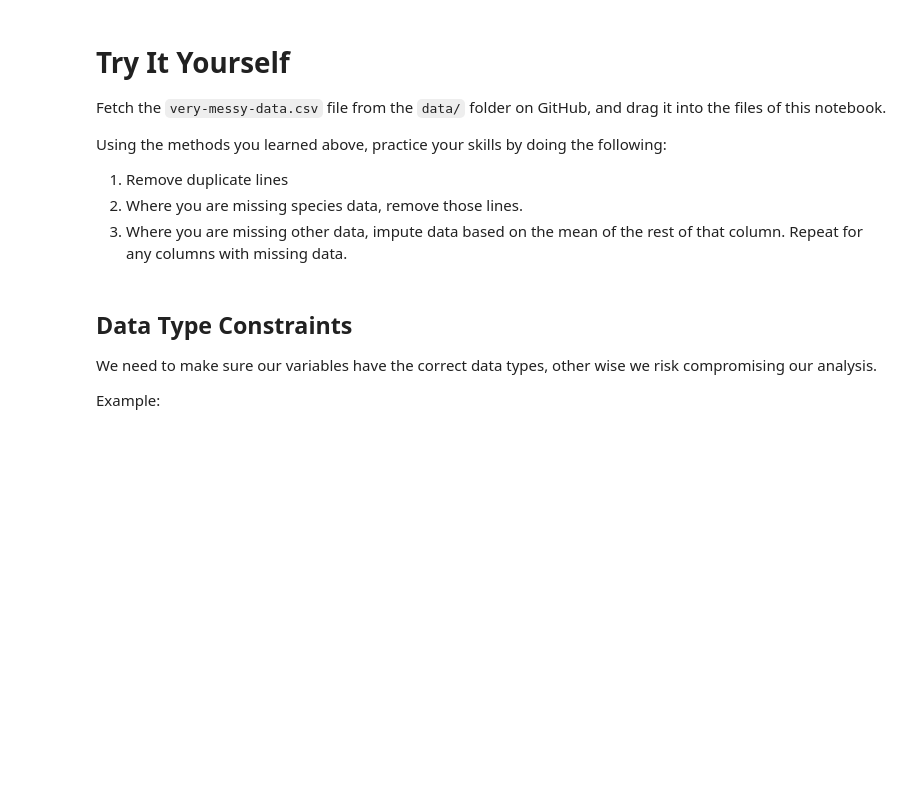
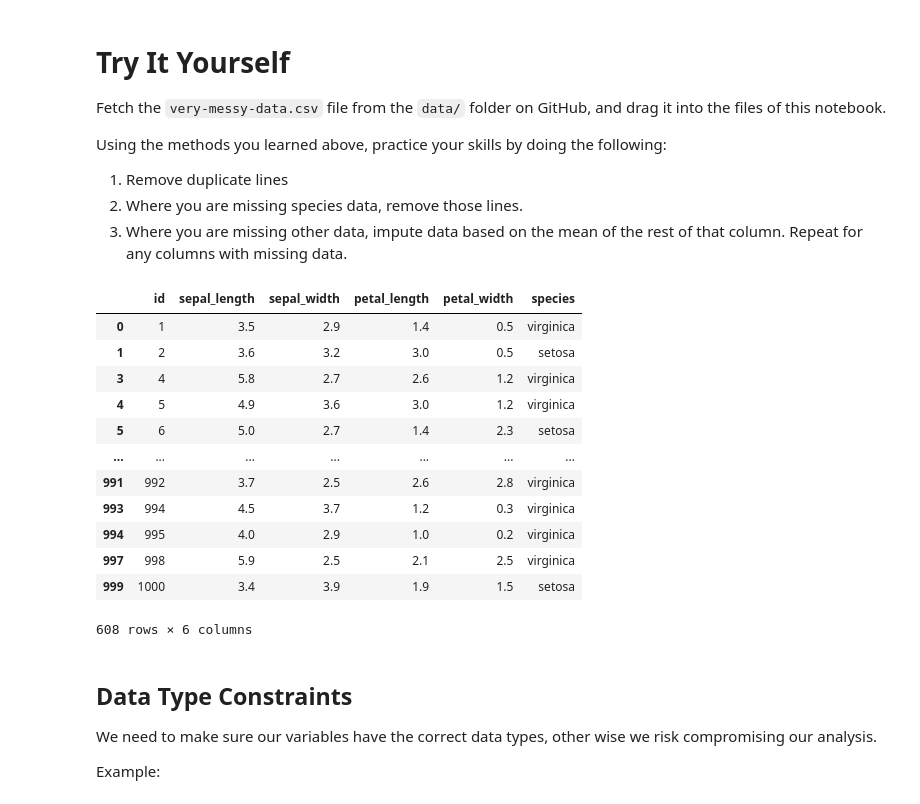
Before and after one commit to CabellPasco/CabellPasco, a Jupyter notebook: Pandas/Data_deep_cleaning.ipynb, the cells around one changed output. Saved outputs shown, nothing was run; the diff lists cells and outputs as text; code cells hidden in the pictures; blank space fills up the shorter version.

```diff
--- a/Pandas/Data_deep_cleaning.ipynb
+++ b/Pandas/Data_deep_cleaning.ipynb
@@ -112,6 +112,29 @@ Using the methods you learned above, practice your skills by doing the following
 1. Remove duplicate lines
 2. Where you are missing species data, remove those lines.
 3. Where you are missing other data, impute data based on the mean of the rest of that column. Repeat for any columns with missing data.
+# %%
+mess = pd.read_csv("/very-messy-data.csv")
+# %%
+mess = mess.drop_duplicates()
+# %%
+mess = mess.dropna(subset=["species"])
+# %%
+mess = mess.fillna(mess.median())
+mess
+# %% [output]
+|  | id | sepal_length | sepal_width | petal_length | petal_width | species |
+| 0 | 1 | 3.5 | 2.9 | 1.4 | 0.5 | virginica |
+| 1 | 2 | 3.6 | 3.2 | 3.0 | 0.5 | setosa |
+| 3 | 4 | 5.8 | 2.7 | 2.6 | 1.2 | virginica |
+| 4 | 5 | 4.9 | 3.6 | 3.0 | 1.2 | virginica |
+| 5 | 6 | 5.0 | 2.7 | 1.4 | 2.3 | setosa |
+| ... | ... | ... | ... | ... | ... | ... |
+| 991 | 992 | 3.7 | 2.5 | 2.6 | 2.8 | virginica |
+| 993 | 994 | 4.5 | 3.7 | 1.2 | 0.3 | virginica |
+| 994 | 995 | 4.0 | 2.9 | 1.0 | 0.2 | virginica |
+| 997 | 998 | 5.9 | 2.5 | 2.1 | 2.5 | virginica |
+| 999 | 1000 | 3.4 | 3.9 | 1.9 | 1.5 | setosa |
+608 rows × 6 columns
 # %% [markdown]
 ## Data Type Constraints
 
```
Also changed, not shown: parts of 10 cells of this notebook.
